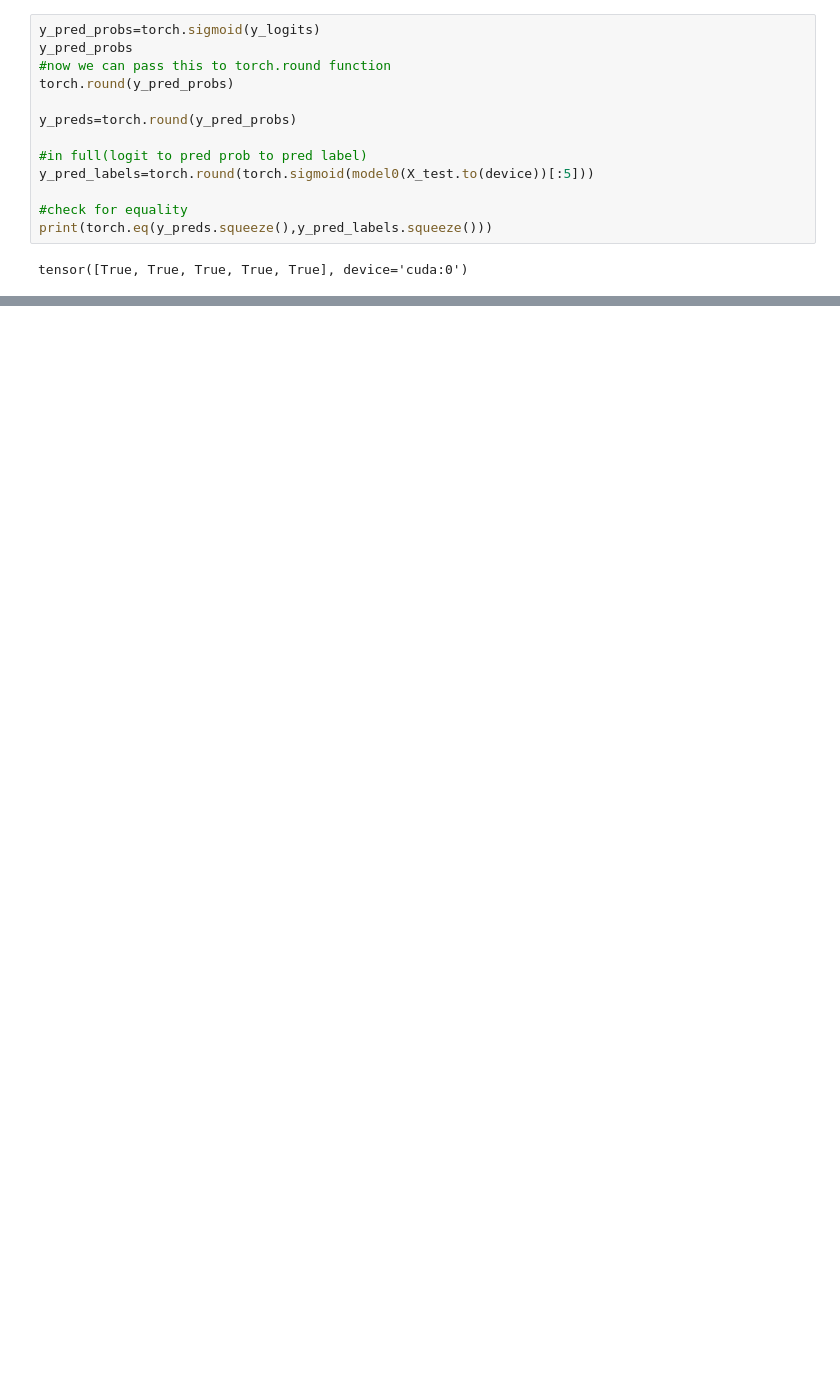
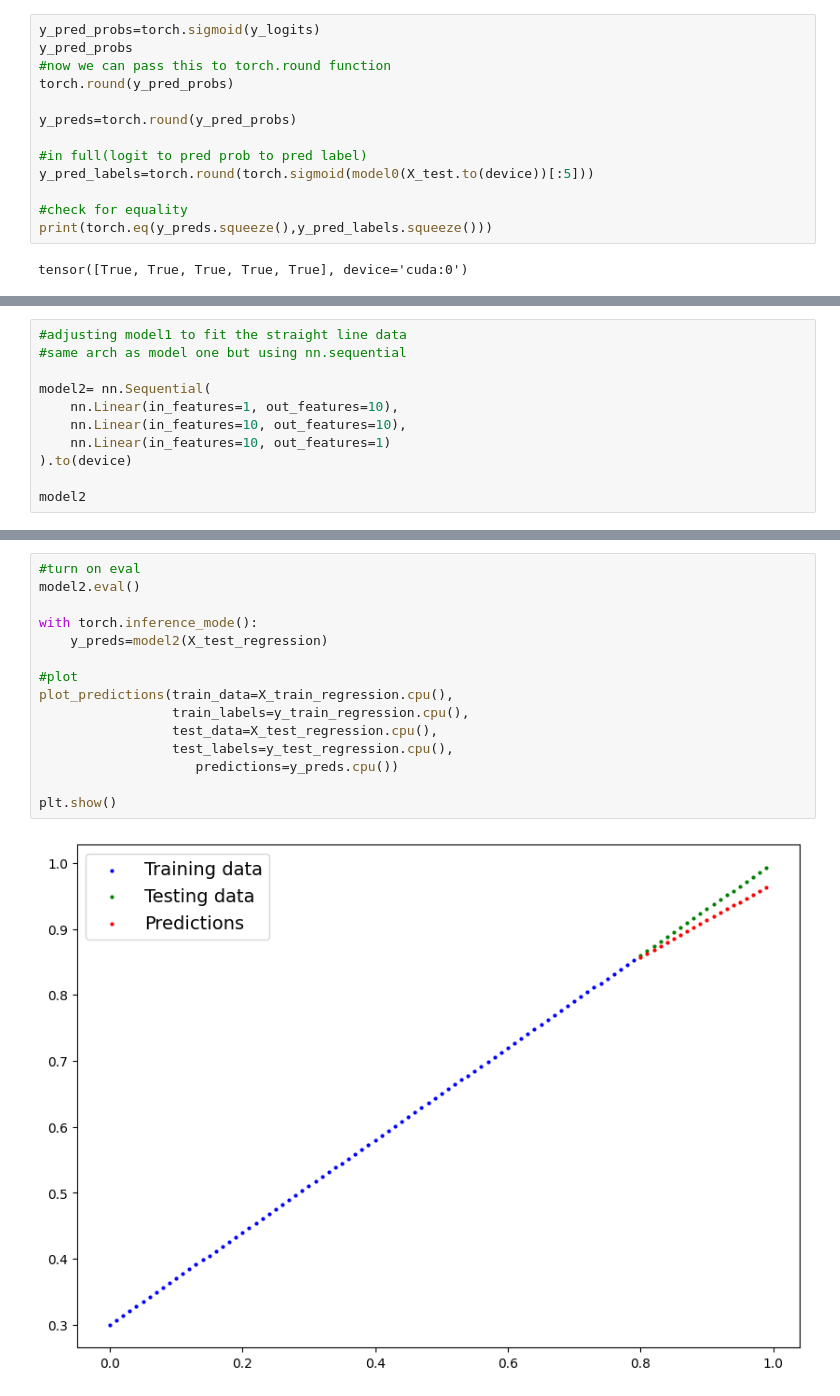
Before and after one commit to LadakaTayaara/deep-learning-codealong-nb, a Jupyter notebook: pytorchnntut.ipynb, the cells around one changed output, grey strips where cells are left out. Saved outputs shown, nothing was run; the diff lists cells and outputs as text; blank space fills up the shorter version.

```diff
--- a/pytorchnntut.ipynb
+++ b/pytorchnntut.ipynb
@@ -292,0 +440,11 @@ downloading
+# %%
+#adjusting model1 to fit the straight line data
+#same arch as model one but using nn.sequential
+
+model2= nn.Sequential(
+    nn.Linear(in_features=1, out_features=10),
+    nn.Linear(in_features=10, out_features=10),
+    nn.Linear(in_features=10, out_features=1)
+).to(device)
+
+model2
@@ -292,0 +500,17 @@ downloading
+# %%
+#turn on eval
+model2.eval()
+
+with torch.inference_mode():
+    y_preds=model2(X_test_regression)
+
+#plot
+plot_predictions(train_data=X_train_regression.cpu(),
+                 train_labels=y_train_regression.cpu(),
+                 test_data=X_test_regression.cpu(),
+                 test_labels=y_test_regression.cpu(),
+                    predictions=y_preds.cpu())
+
+plt.show()
+# %% [output]
+[figure, added]
```
Also changed, not shown: parts of 13 cells of this notebook.
